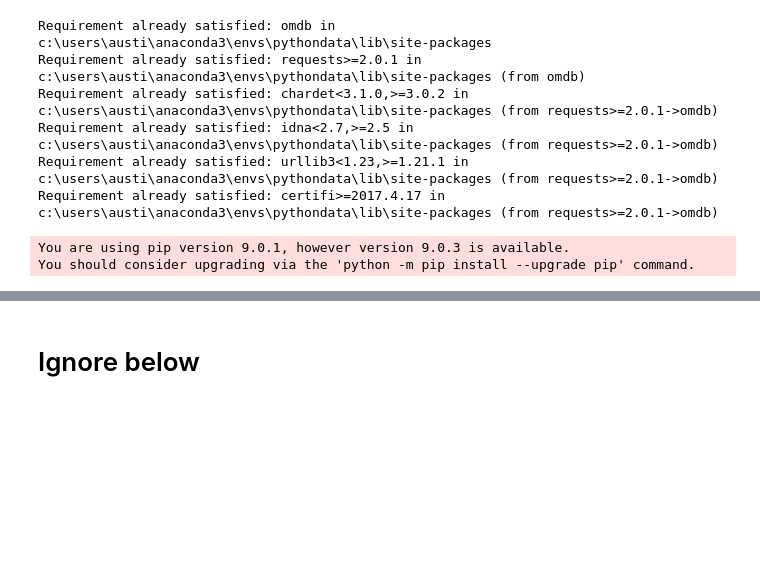
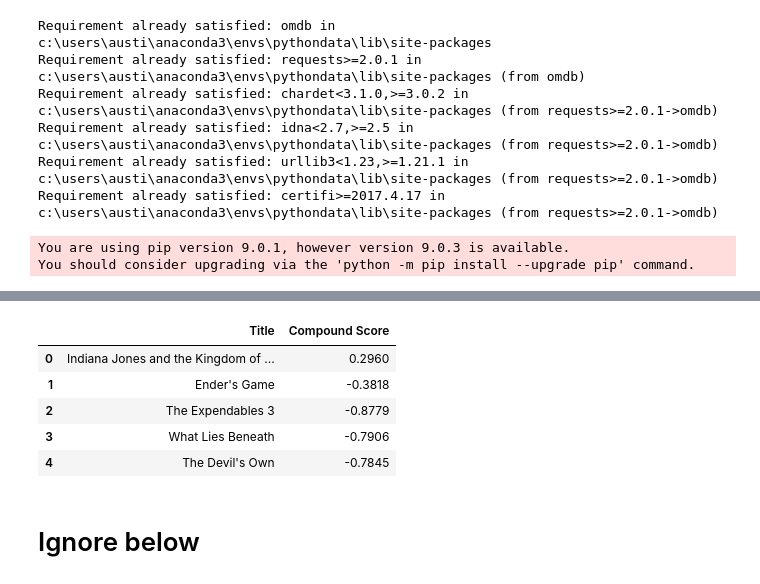
Before and after one commit to CTopham/Team-Green, a Jupyter notebook: Basic Movie Info.ipynb, the cells around one changed output, grey strips where cells are left out. Drawn from its saved outputs; the diff is of its cells as text; code cells hidden in the pictures; blank space fills up the shorter version.

```diff
--- a/Basic Movie Info.ipynb
+++ b/Basic Movie Info.ipynb
@@ -123,0 +158,17 @@ NameError: name 'ylim' is not defined
+# %%
+compound_score = []
+
+for row in final["Plot"]:
+    # Run analysis
+    compound = analyzer.polarity_scores(row)["compound"]
+    compound_score.append(compound)
+    pos = analyzer.polarity_scores(row)["pos"]
+    neu = analyzer.polarity_scores(row)["neu"]
+    neg = analyzer.polarity_scores(row)["neg"]
+# Print Analysis
+    print(row)
+    print("Compound Score: %s" % compound)
+    print("Positive Score: %s" % pos)
+    print("Neutral Score: %s" % neu)
+    print("Negative Score: %s" % neg)
+    print("\n")
@@ -124,2 +193,22 @@ NameError: name 'ylim' is not defined
+# %%
+compound_score_df = pd.DataFrame(compound_score, columns=["Compound Score"])
+compound_score_df.head()
+
+titles = []
+for title in final["Title"]:
+    titles.append(title)
+titles_df = pd.DataFrame(titles, columns=["Title"])
+titles_df.head()
+
+title_compound = pd.merge(titles_df, compound_score_df, left_index=True, right_index=True)
+first_merge = pd.DataFrame(title_compound)
+first_merge.head()
+# %% [output]
+|  | Title | Compound Score |
+| 0 | Indiana Jones and the Kingdom of ... | 0.2960 |
+| 1 | Ender's Game | -0.3818 |
+| 2 | The Expendables 3 | -0.8779 |
+| 3 | What Lies Beneath | -0.7906 |
+| 4 | The Devil's Own | -0.7845 |
 # %% [markdown]
 # Ignore below
```
Also changed, not shown: parts of 15 cells of this notebook, 1 other file.
